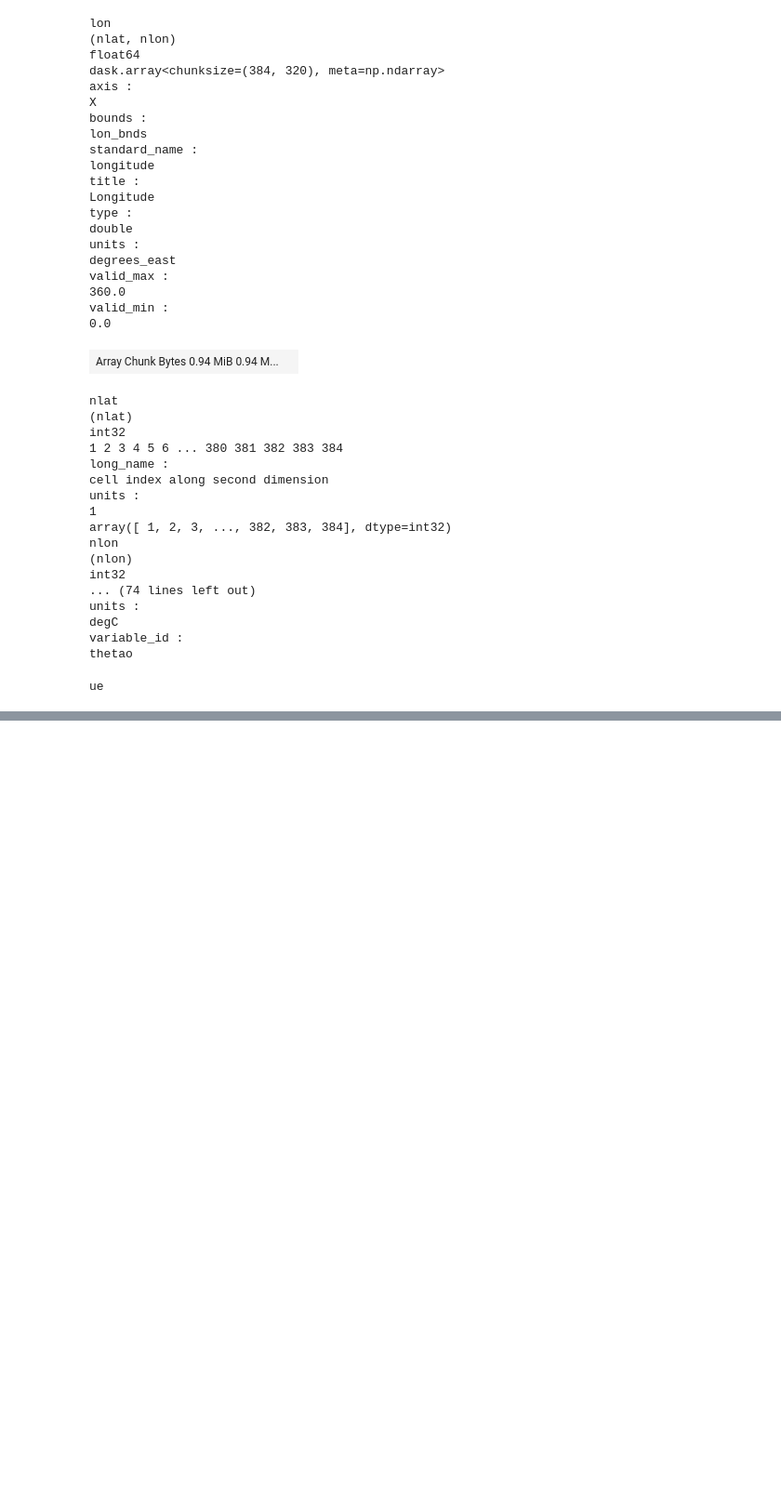
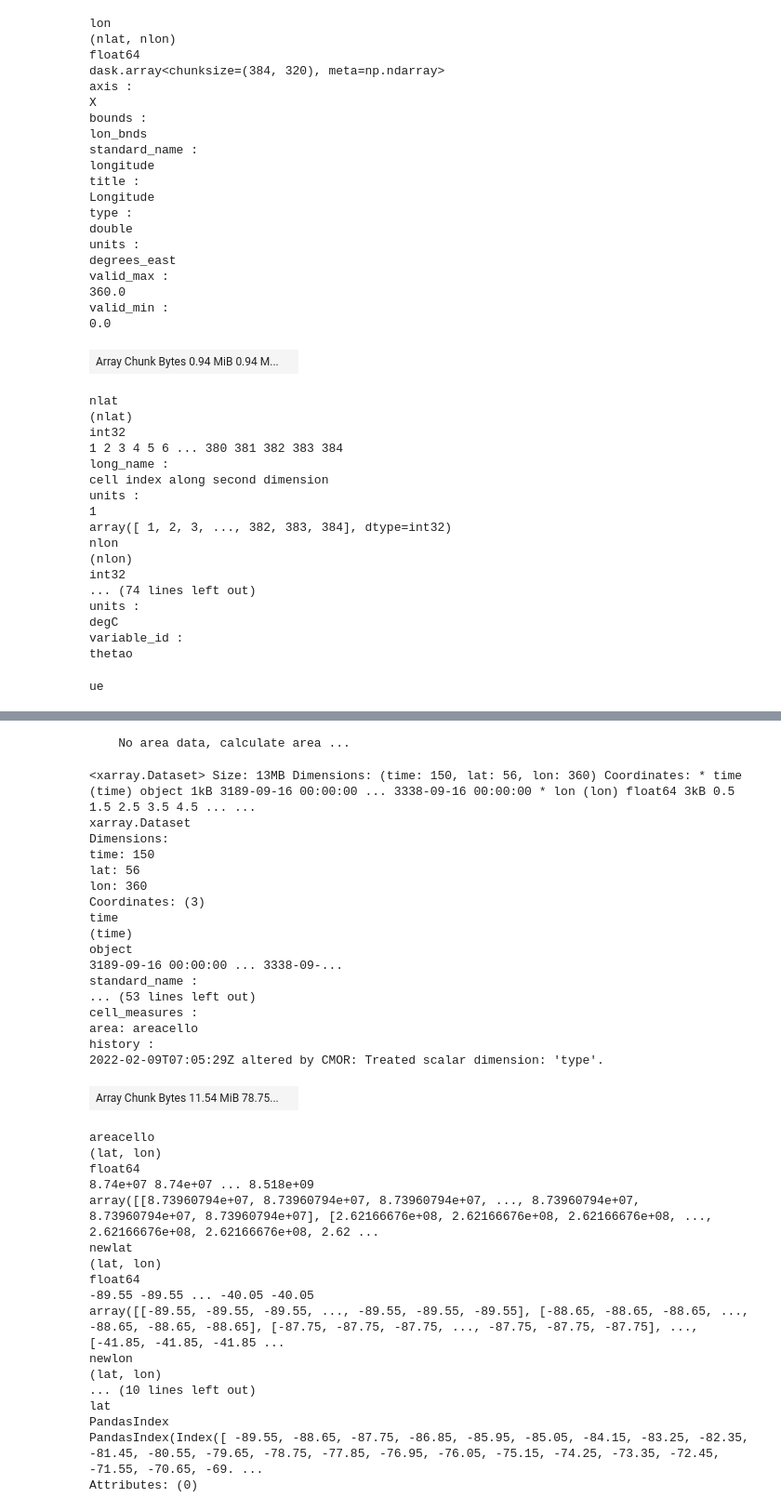
Before and after one commit to shunzi-work/SouthernOceanPolynya, a Jupyter notebook: MLDPlot.ipynb, the cells around one changed output, grey strips where cells are left out. Shown at 93% size. Cells and saved outputs as stored; diff of their text form; code cells hidden in the pictures; blank space fills up the shorter version.

```diff
--- a/MLDPlot.ipynb
+++ b/MLDPlot.ipynb
@@ -708,0 +920,42 @@ def check_lev_unit(levname, da):
+# %%
+test0 = get_new_dataset(datapd.iloc[3], '../../data/CMIP6/', 9, -40, 'siconc')
+# %% [output]
+    No area data, calculate area ...
+# %%
+test0
+# %% [output]
+<xarray.Dataset> Size: 13MB Dimensions: (time: 150, lat: 56, lon: 360) Coordinates: * time (time) object 1kB 3189-09-16 00:00:00 ... 3338-09-16 00:00:00 * lon (lon) float64 3kB 0.5 1.5 2.5 3.5 4.5 ... ...
+xarray.Dataset
+Dimensions:
+time: 150
+lat: 56
+lon: 360
+Coordinates: (3)
+time
+(time)
+object
+3189-09-16 00:00:00 ... 3338-09-...
+standard_name :
+... (53 lines left out)
+cell_measures :
+area: areacello
+history :
+2022-02-09T07:05:29Z altered by CMOR: Treated scalar dimension: 'type'.
+| Array Chunk Bytes 11.54 MiB 78.75... |  |
+areacello
+(lat, lon)
+float64
+8.74e+07 8.74e+07 ... 8.518e+09
+array([[8.73960794e+07, 8.73960794e+07, 8.73960794e+07, ..., 8.73960794e+07, 8.73960794e+07, 8.73960794e+07], [2.62166676e+08, 2.62166676e+08, 2.62166676e+08, ..., 2.62166676e+08, 2.62166676e+08, 2.62 ...
+newlat
+(lat, lon)
+float64
+-89.55 -89.55 ... -40.05 -40.05
+array([[-89.55, -89.55, -89.55, ..., -89.55, -89.55, -89.55], [-88.65, -88.65, -88.65, ..., -88.65, -88.65, -88.65], [-87.75, -87.75, -87.75, ..., -87.75, -87.75, -87.75], ..., [-41.85, -41.85, -41.85 ...
+newlon
+(lat, lon)
+... (10 lines left out)
+lat
+PandasIndex
+PandasIndex(Index([ -89.55, -88.65, -87.75, -86.85, -85.95, -85.05, -84.15, -83.25, -82.35, -81.45, -80.55, -79.65, -78.75, -77.85, -76.95, -76.05, -75.15, -74.25, -73.35, -72.45, -71.55, -70.65, -69. ...
+Attributes: (0)
```
Also changed, not shown: parts of 25 cells of this notebook, 11 other files.
